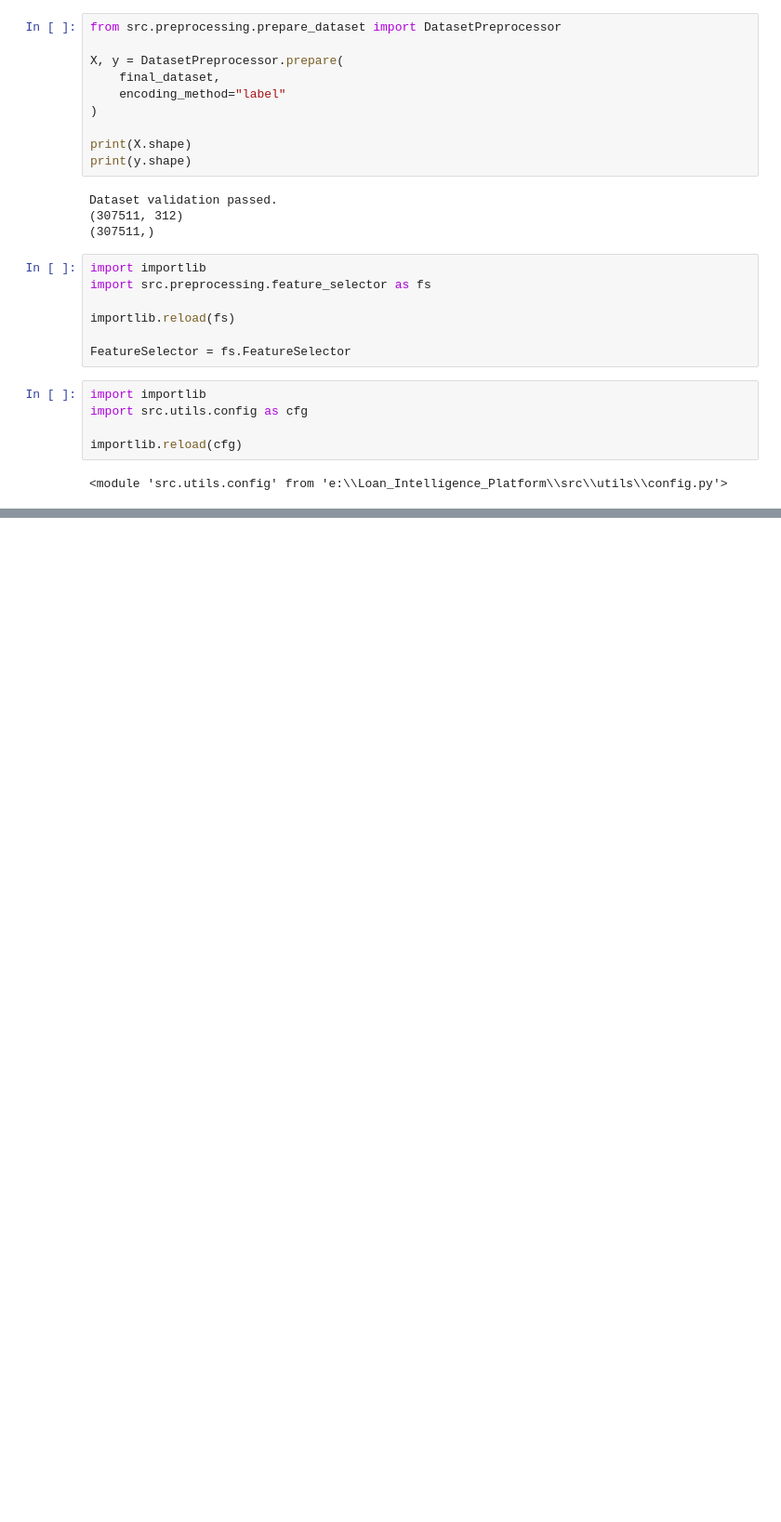
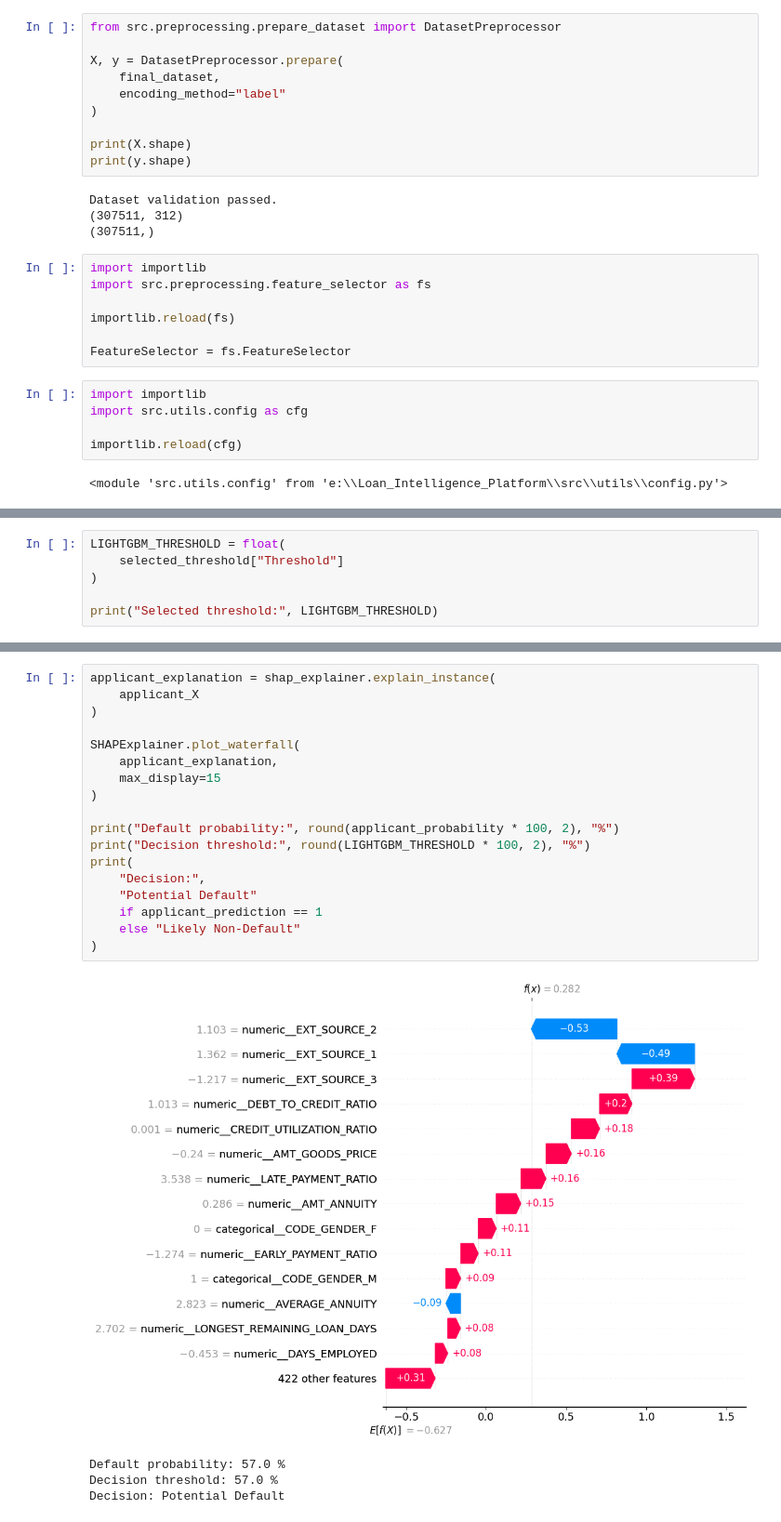
Before and after one commit to DevendraRaj58/Loan-Intelligence-Platform, a Jupyter notebook: notebooks/02_database_reverse_engineering.ipynb, the cells around one changed output, grey strips where cells are left out. Shown at 93% size. Drawn from its saved outputs; the diff is of its cells as text; blank space fills up the shorter version.

```diff
--- a/notebooks/02_database_reverse_engineering.ipynb
+++ b/notebooks/02_database_reverse_engineering.ipynb
@@ -1117,0 +1465,6 @@ Removed 58 highly correlated features.
+# %%
+LIGHTGBM_THRESHOLD = float(
+    selected_threshold["Threshold"]
+)
+
+print("Selected threshold:", LIGHTGBM_THRESHOLD)
@@ -1117,0 +1608,23 @@ Removed 58 highly correlated features.
+# %%
+applicant_explanation = shap_explainer.explain_instance(
+    applicant_X
+)
+
+SHAPExplainer.plot_waterfall(
+    applicant_explanation,
+    max_display=15
+)
+
+print("Default probability:", round(applicant_probability * 100, 2), "%")
+print("Decision threshold:", round(LIGHTGBM_THRESHOLD * 100, 2), "%")
+print(
+    "Decision:",
+    "Potential Default"
+    if applicant_prediction == 1
+    else "Likely Non-Default"
+)
+# %% [output]
+[figure, added]
+Default probability: 57.0 %
+Decision threshold: 57.0 %
+Decision: Potential Default
```
Also changed, not shown: parts of 54 cells of this notebook, 2 other files.
